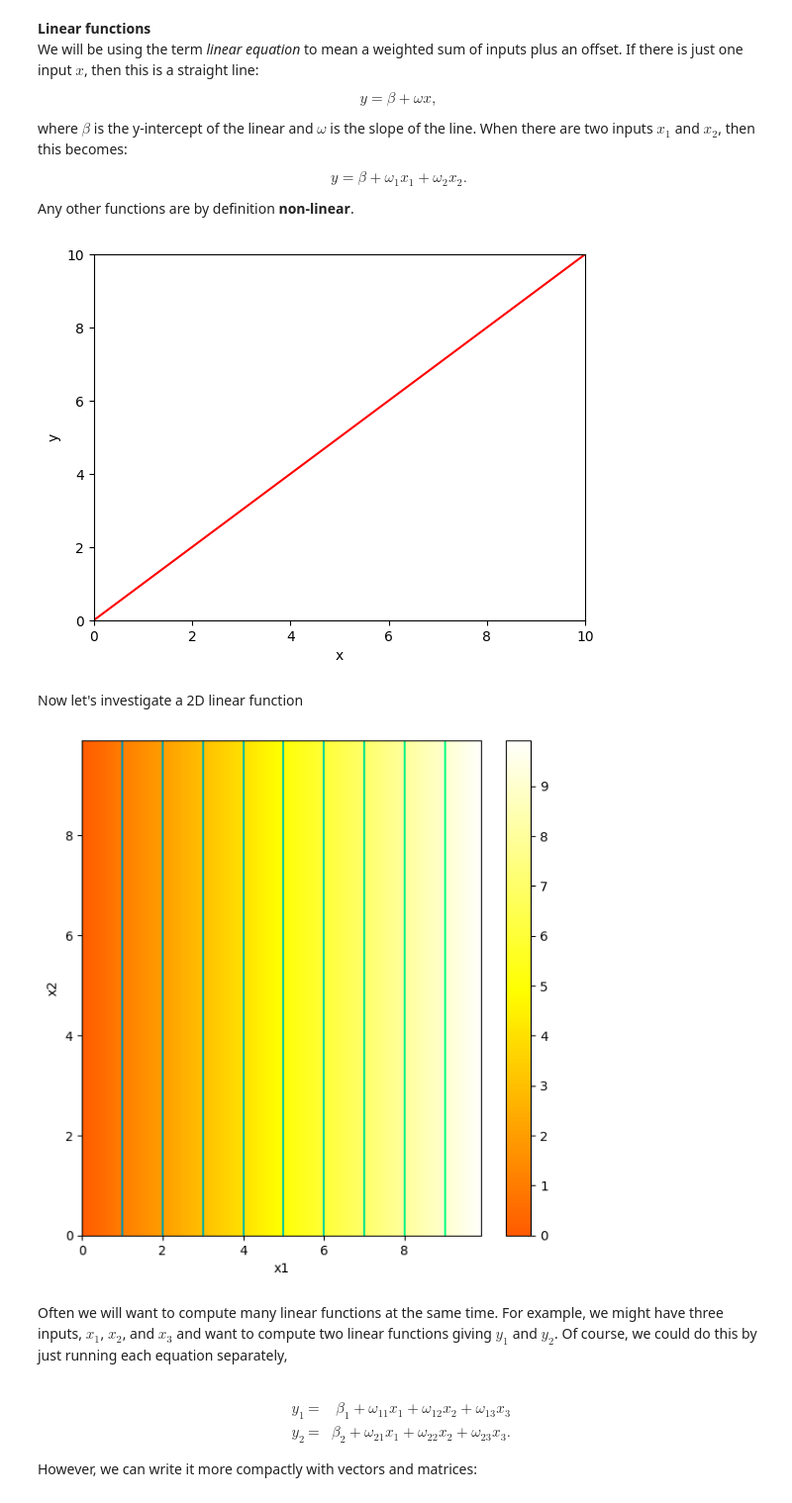
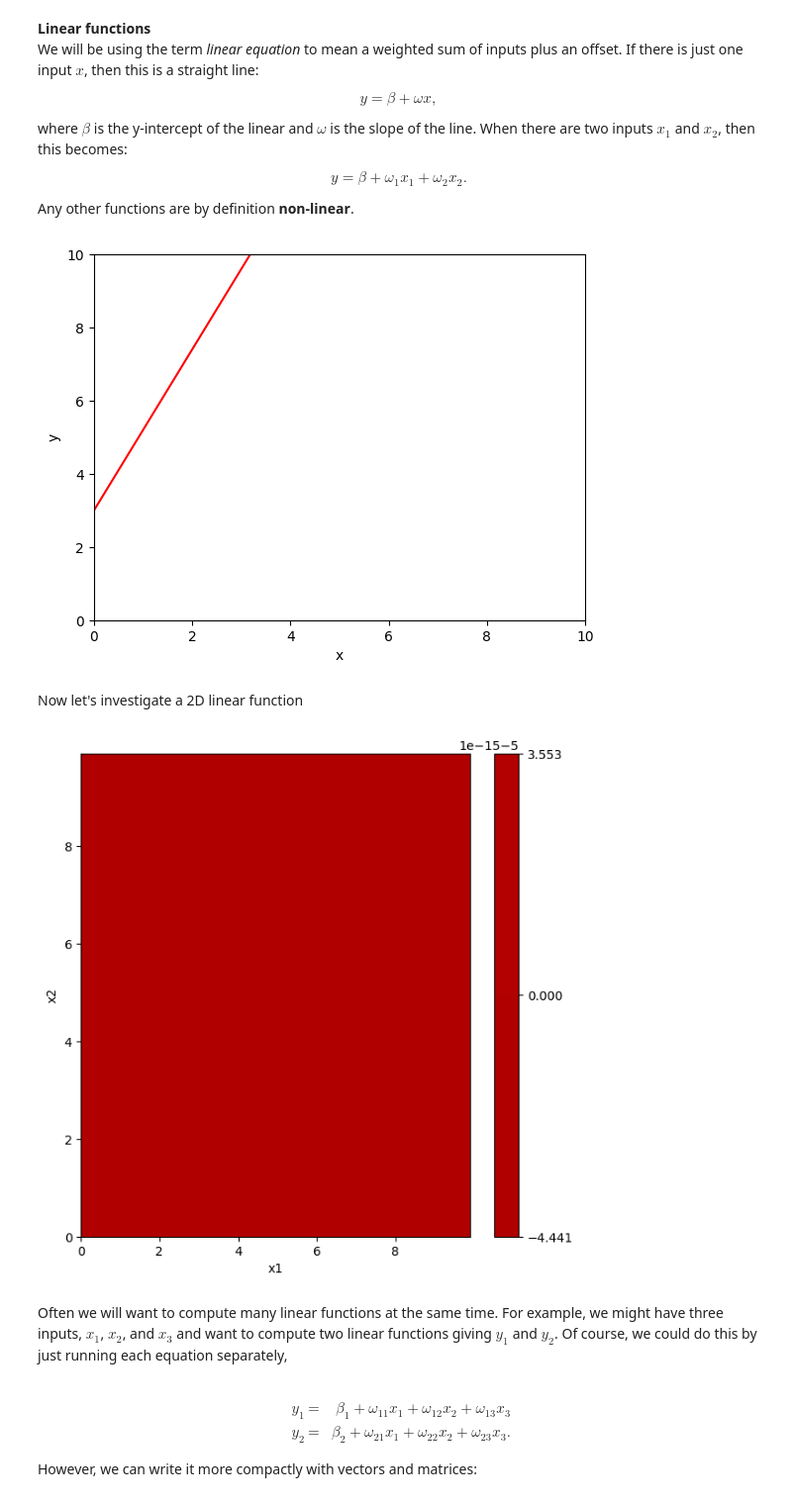
Before and after one commit to ddAdoro/AI-Assignment-SCT314-C004-0594-2026, a Jupyter notebook: Notebooks/Chap01/1_1_BackgroundMathematics.ipynb, the cells around one changed output. Shown at 99% size. Drawn from its saved outputs; the diff is of its cells as text; code cells hidden in the pictures.

```diff
--- a/Notebooks/Chap01/1_1_BackgroundMathematics.ipynb
+++ b/Notebooks/Chap01/1_1_BackgroundMathematics.ipynb
@@ -23,10 +23,9 @@ where $\beta$ is the y-intercept of the linear and $\omega$ is the slope of the
 
 Any other functions are by definition **non-linear**.
 # %%
-# Define a linear function with just one input, x
 def linear_function_1D(x,beta,omega):
   # TODO -- replace the code line below with formula for 1D linear equation
-  y = x
+  y = beta + omega * x
 
   return y
 # %%
@@ -36,7 +35,7 @@ def linear_function_1D(x,beta,omega):
 # https://numpy.org/doc/stable/reference/generated/numpy.arange.html
 x = np.arange(0.0,10.0, 0.01)
 # Compute y using the function you filled in above
-beta = 0.0; omega = 1.0
+beta = 3.0; omega = 2.2
 
 y = linear_function_1D(x,beta,omega)
 
@@ -51,7 +50,7 @@ plt.show()
 # to understand what they do.  Try to make a line
 # that crosses the y-axis at y=10 and the x-axis at x=5
 # %% [output]
-[figure, old version]
+[figure, new version]
 # %% [markdown]
 Now let's investigate a 2D linear function
 # %%
@@ -66,44 +65,43 @@ def draw_2D_function(x1_mesh, x2_mesh, y):
     ax.contour(x1_mesh, x2_mesh, y, levels, cmap='winter')
     plt.show()
 # %%
-# Define a linear function with two inputs, x1 and x2
 def linear_function_2D(x1,x2,beta,omega1,omega2):
   # TODO -- replace the code line below with formula for 2D linear equation
-  y = x1
+  y = beta + omega1 * x1 + omega2 * x2
 
   return y
 # %%
 # Plot the 2D function
 
 # Make 2D array of x and y points
 x1 = np.arange(0.0, 10.0, 0.1)
 x2 = np.arange(0.0, 10.0, 0.1)
 x1,x2 = np.meshgrid(x1,x2)  # https://www.geeksforgeeks.org/numpy-meshgrid-function/
 
 # Compute the 2D function for given values of omega1, omega2
-beta = 0.0; omega1 = 1.0; omega2 = -0.5
+beta = -5.0; omega1 = 0.0; omega2 = 0.0
 y  = linear_function_2D(x1,x2,beta, omega1, omega2)
 
 # Draw the function.
 # Color represents y value (brighter = higher value)
 # Black = -10 or less, White = +10 or more
 # 0 = mid orange
 # Lines are contours where value is equal
 draw_2D_function(x1,x2,y)
 
 # TODO
 # Predict what this plot will look like if you set omega_1 to zero
 # Change the code and see if you are right.
 
 # TODO
 # Predict what this plot will look like if you set omega_2 to zero
 # Change the code and see if you are right.
 
 # TODO
 # Predict what this plot will look like if you set beta to -5
 # Change the code and see if you are correct
 # %% [output]
-[figure, old version]
+[figure, new version]
 # %% [markdown]
 Often we will want to compute many linear functions at the same time.  For example, we might have three inputs, $x_1$, $x_2$, and $x_3$ and want to compute two linear functions giving $y_1$ and $y_2$. Of course, we could do this by just running each equation separately,<br><br>
 
```
Also changed, not shown: parts of 7 cells of this notebook.
